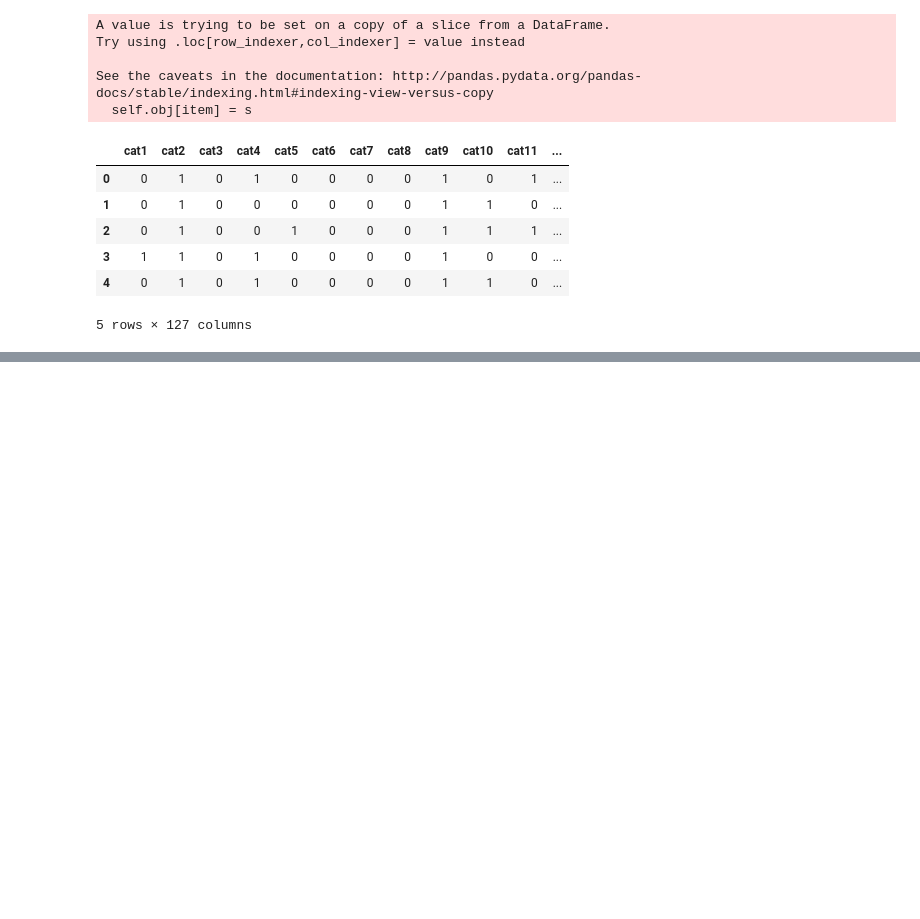
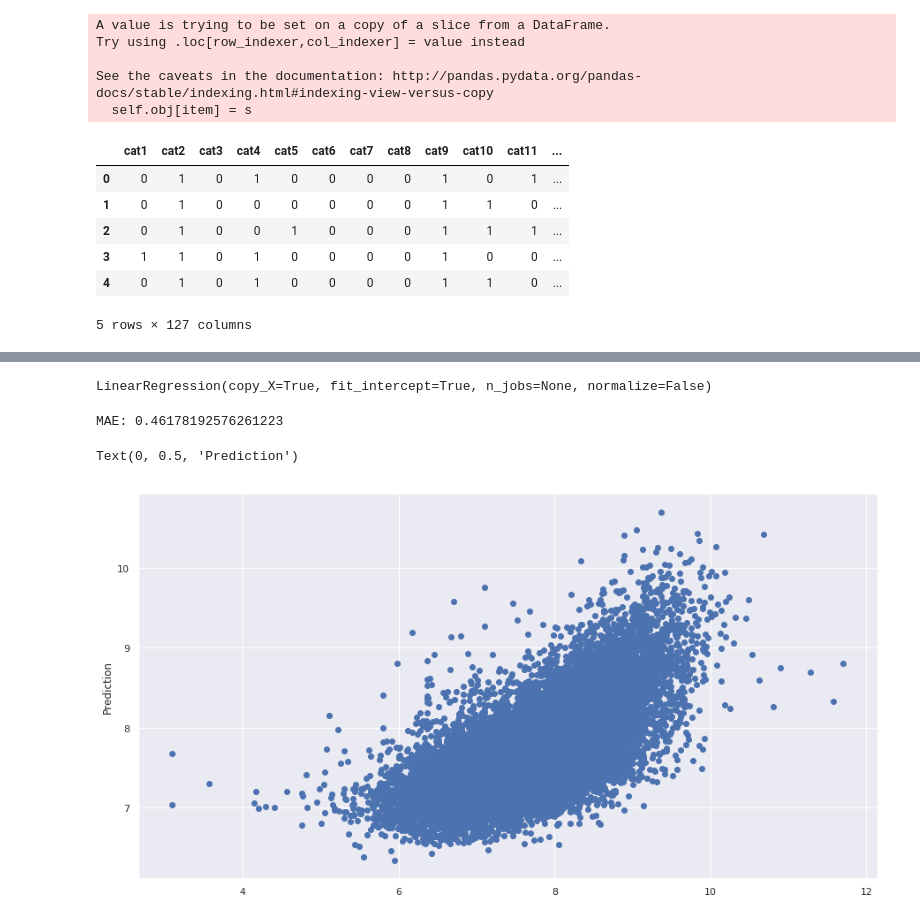
Before and after one commit to shubham-kothari/Insurance-Claims-Severity-Prediction, a Jupyter notebook: Insurance_Claims_Severity_Prediction.ipynb, the cells around one changed output, grey strips where cells are left out. Cells and saved outputs as stored; diff of their text form; code cells hidden in the pictures; blank space fills up the shorter version.

```diff
--- a/Insurance_Claims_Severity_Prediction.ipynb
+++ b/Insurance_Claims_Severity_Prediction.ipynb
@@ -235,0 +242,25 @@ train.head()
+# %%
+from sklearn.model_selection import train_test_split
+X_train, X_valid, y_train, y_valid = train_test_split(train.drop(['loss'],axis=1), train['loss'], test_size=0.1, random_state=101)
+# %%
+from sklearn.linear_model import LinearRegression
+
+lr = LinearRegression()
+# %%
+lr.fit(X=X_train,y=y_train)
+# %% [output]
+LinearRegression(copy_X=True, fit_intercept=True, n_jobs=None, normalize=False)
+# %%
+pred = lr.predict(X_valid)
+# %%
+from sklearn import metrics
+
+print('MAE:', metrics.mean_absolute_error(y_valid, pred))
+# %% [output]
+MAE: 0.46178192576261223
+# %%
+plt.scatter(y_valid,pred)
+plt.ylabel("Prediction")
+# %% [output]
+Text(0, 0.5, 'Prediction')
+[figure, added]
```
Also changed, not shown: parts of 2 cells of this notebook.
